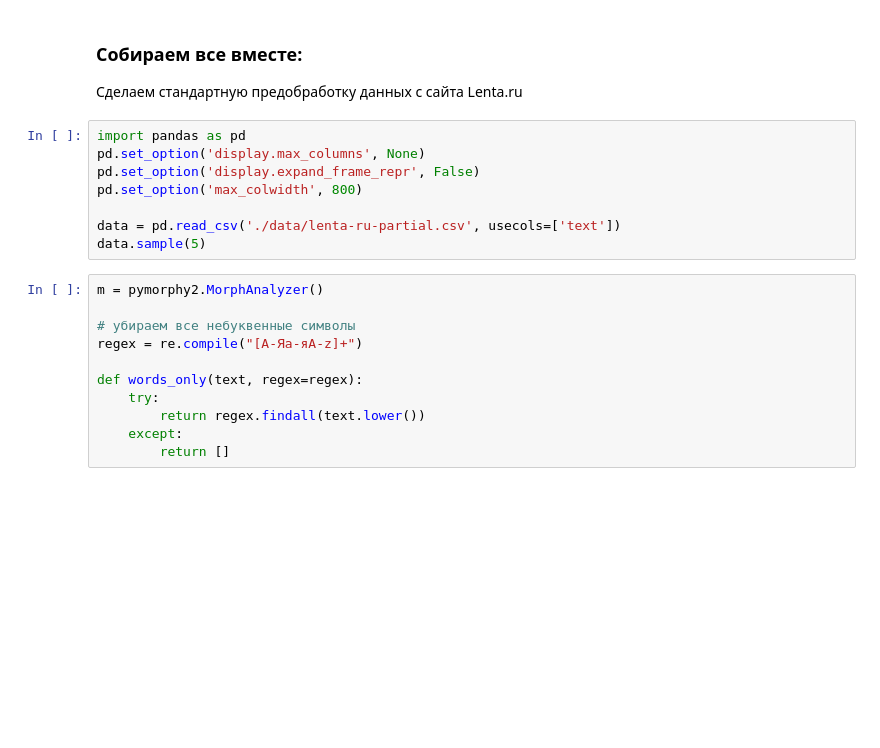
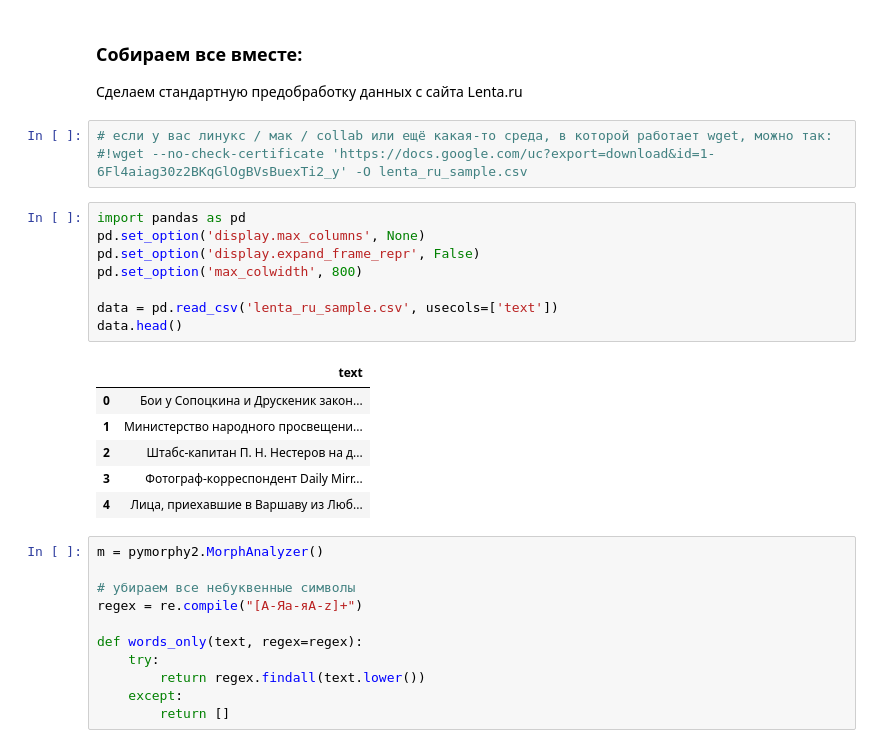
Before and after one commit to Combo-Breaker/apdl_2021, a Jupyter notebook: 1/1_2_preprocessing.ipynb, the cells around one changed output. Drawn from its saved outputs; the diff is of its cells as text; blank space fills up the shorter version.

```diff
--- a/1/1_2_preprocessing.ipynb
+++ b/1/1_2_preprocessing.ipynb
@@ -676,14 +676,24 @@ p
 ### Собираем все вместе:
 
 Сделаем стандартную предобработку данных с сайта Lenta.ru
+# %%
+# если у вас линукс / мак / collab или ещё какая-то среда, в которой работает wget, можно так:
+#!wget --no-check-certificate 'https://docs.google.com/uc?export=download&id=1-6Fl4aiag30z2BKqGlOgBVsBuexTi2_y' -O lenta_ru_sample.csv
 # %%
 import pandas as pd
 pd.set_option('display.max_columns', None)
 pd.set_option('display.expand_frame_repr', False)
 pd.set_option('max_colwidth', 800)
 
-data = pd.read_csv('./data/lenta-ru-partial.csv', usecols=['text'])
-data.sample(5)
+data = pd.read_csv('lenta_ru_sample.csv', usecols=['text'])
+data.head()
+# %% [output]
+|  | text |
+| 0 | Бои у Сопоцкина и Друскеник закон... |
+| 1 | Министерство народного просвещени... |
+| 2 | Штабс-капитан П. Н. Нестеров на д... |
+| 3 | Фотограф-корреспондент Daily Mirr... |
+| 4 | Лица, приехавшие в Варшаву из Люб... |
 # %%
 m = pymorphy2.MorphAnalyzer()
 
```
